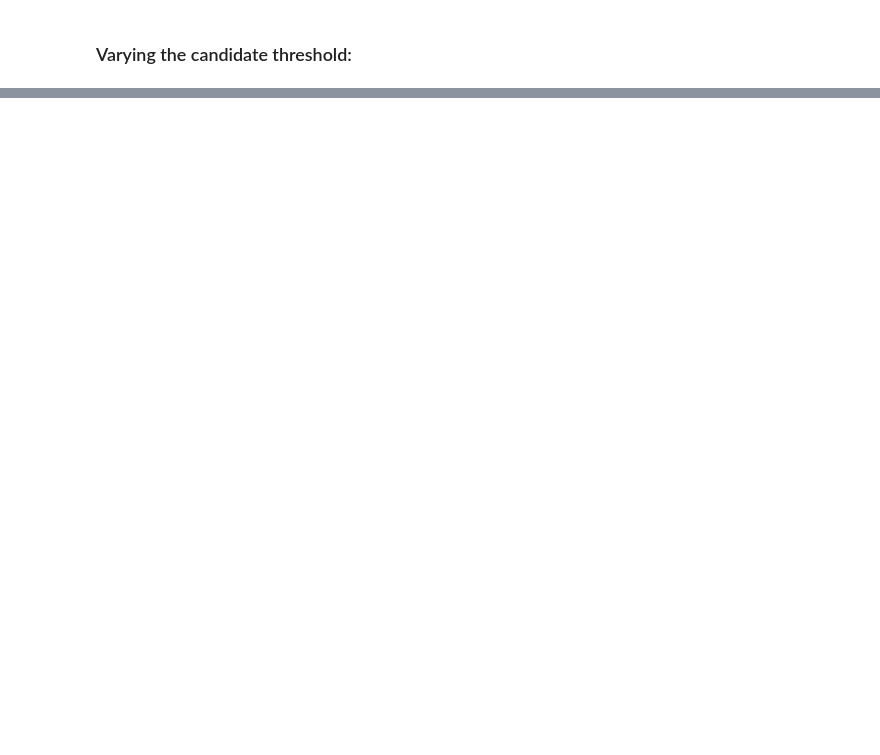
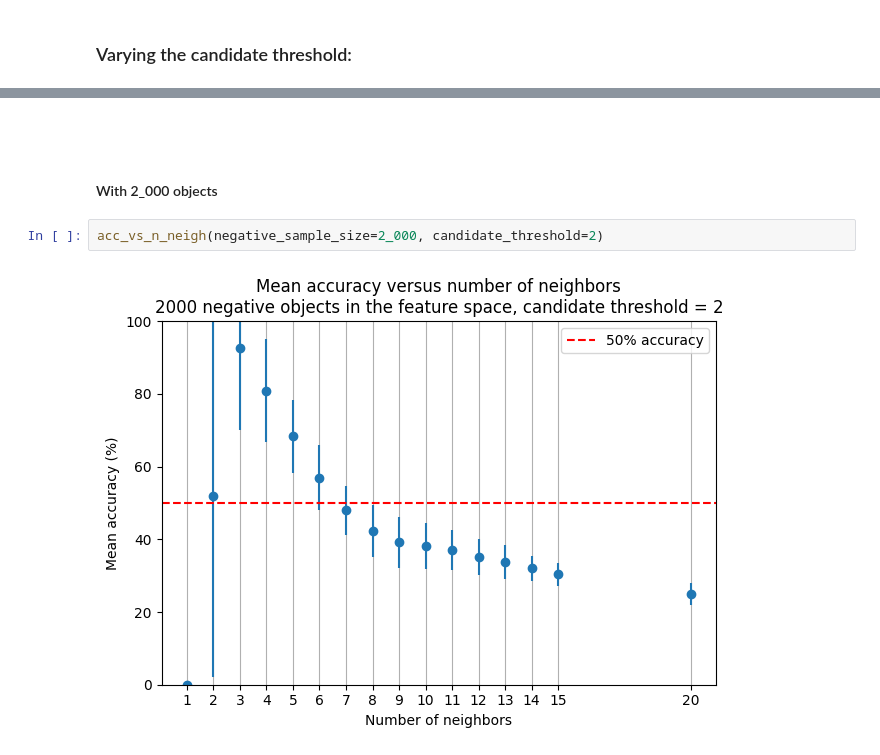
Before and after one commit to emilleishida/magnetic_cvs, a Jupyter notebook: notebooks/nearest_neighbors-method_2.ipynb, the cells around one changed output, grey strips where cells are left out. Saved outputs shown, nothing was run; the diff lists cells and outputs as text; blank space fills up the shorter version.

```diff
--- a/notebooks/nearest_neighbors-method_2.ipynb
+++ b/notebooks/nearest_neighbors-method_2.ipynb
@@ -194,0 +194,8 @@ acc_vs_n_neigh(candidate_threshold=3, n_neighbors_list=[1, 5, 10, 20, 30, 40, 50
+# %% [markdown]
+###
+# %% [markdown]
+#### With 2_000 objects
+# %%
+acc_vs_n_neigh(negative_sample_size=2_000, candidate_threshold=2)
+# %% [output]
+[figure, added]
```
Also changed, not shown: parts of 17 cells of this notebook.
